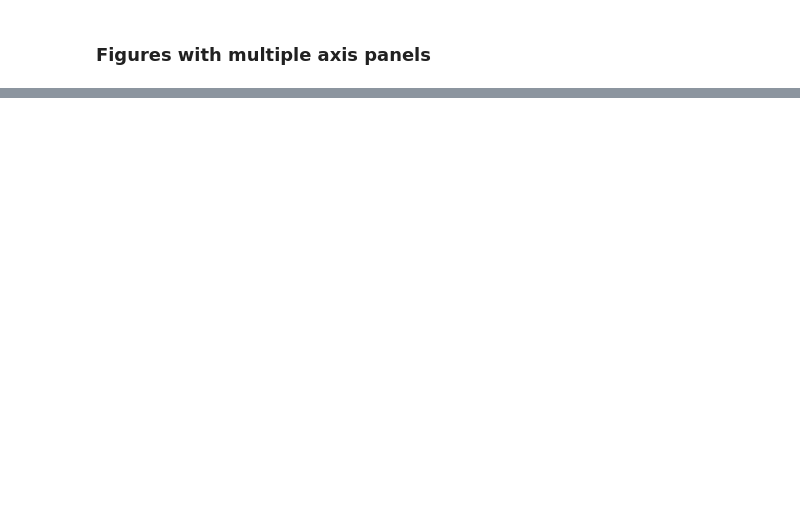
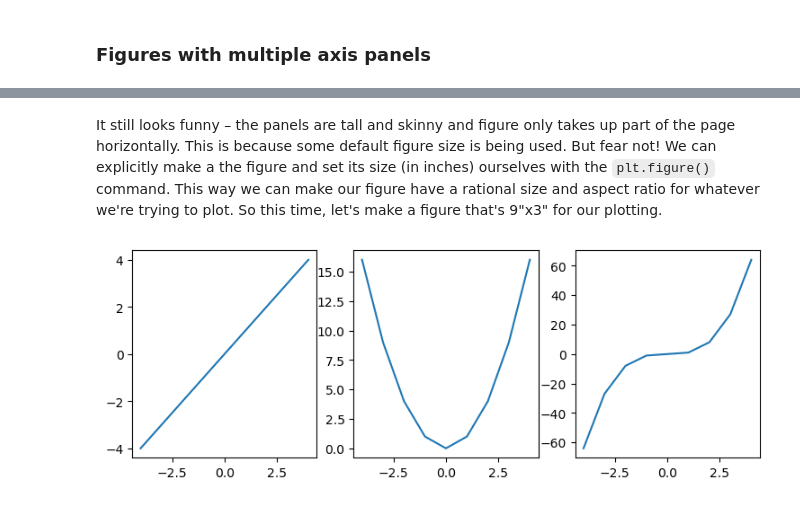
Before and after one commit to psychdatascience/FDS-CourseOne, a Jupyter notebook: tutorial015.ipynb, the cells around one changed output, grey strips where cells are left out. Cells and saved outputs as stored; diff of their text form; code cells hidden in the pictures; blank space fills up the shorter version.

Commit message:
Almost finished!!
Almost done with 015! Going to go home because of the weather and finish there.

```diff
--- a/tutorial015.ipynb
+++ b/tutorial015.ipynb
@@ -268,0 +313,17 @@ If you open any
+# %% [markdown]
+It still looks funny – the panels are tall and skinny and figure only takes up part of the page horizontally. This is because some default figure size is being used. But fear not! We can explicitly make a the figure and set its size (in inches) ourselves with the `plt.figure()` command. This way we can make our figure have a rational size and aspect ratio for whatever we're trying to plot. So this time, let's make a figure that's 9"x3" for our plotting.
+# %%
+plt.style.use('default')
+
+plt.figure(figsize=(9, 3))  # make a wide, short figure
+
+plt.subplot(131)
+plt.plot(my_x, y_lin, label = 'linear');
+
+plt.subplot(132)
+plt.plot(my_x, y_quad, label = 'quadratic');
+
+plt.subplot(133)
+plt.plot(my_x, y_cube, label = 'cubic');
+# %% [output]
+[figure, added]
```
Also changed, not shown: parts of 35 cells of this notebook.
